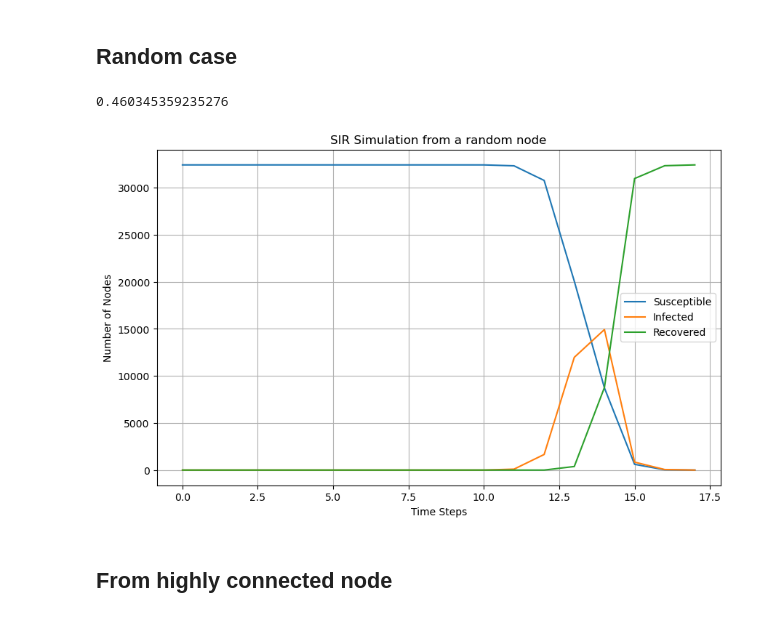
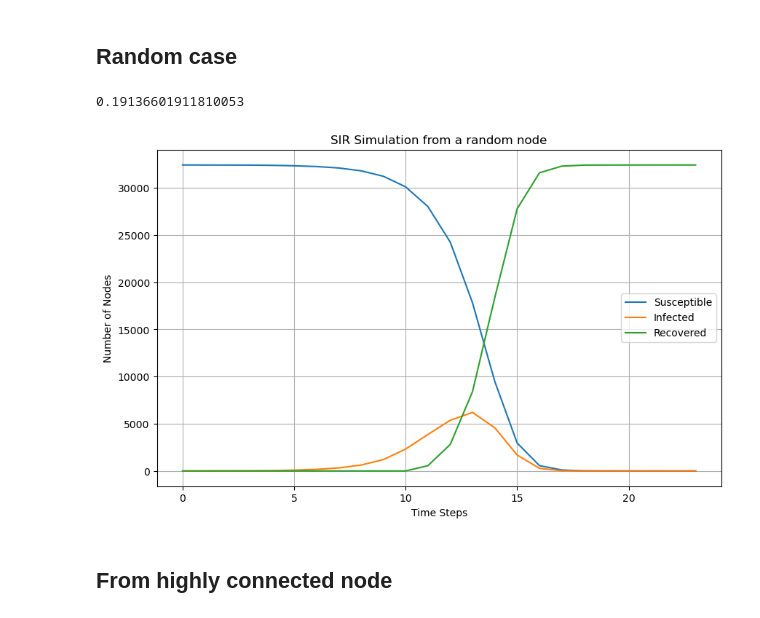
Before and after one commit to kfkfkflmej/NA_EU_emails_2024, a Jupyter notebook: SIR.ipynb, the cells around one changed output. Drawn from its saved outputs; the diff is of its cells as text; code cells hidden in the pictures.

```diff
--- a/SIR.ipynb
+++ b/SIR.ipynb
@@ -218,8 +218,8 @@ plt.show()
 ## Random case
 # %%
 # Load the CSV file and create the graph
-#file_path = 'data\\final_final_random_graph.csv'  # Update with the actual path to your file
-file_path = 'data\data - fixed numbers.csv'
+file_path = 'data\\final_final_random_graph.csv'  # Update with the actual path to your file
+#file_path = 'data\data - fixed numbers.csv'
 edge_df = pd.read_csv(file_path, delimiter=' ')
 G = nx.from_pandas_edgelist(edge_df, 'Source', 'Target')
 
@@ -262,35 +262,35 @@ for t in range(time_steps):
             for neighbor in G.neighbors(node):
                 if node_states[neighbor] == 'S' or node_states[neighbor] == 'I':
                     new_states[neighbor] = 'R'
 
             #if np.random.rand() < gamma and recovery_threshold == 1:
                 #new_states[node] = 'R'
 
     # Update states
     node_states = new_states
     susceptible_counts.append(sum(1 for state in node_states.values() if state == 'S'))
     infected_counts.append(sum(1 for state in node_states.values() if state == 'I'))
     recovered_counts.append(sum(1 for state in node_states.values() if state == 'R'))
 
     # Break if no more infected
     if infected_counts[-1] == 0:
         break
 print(max(infected_counts)/n)
 # Plot results
 plt.figure(figsize=(10, 6))
 plt.plot(susceptible_counts, label="Susceptible")
 plt.plot(infected_counts, label="Infected")
 plt.plot(recovered_counts, label="Recovered")
 plt.xlabel("Time Steps")
 plt.ylabel("Number of Nodes")
 plt.title("SIR Simulation from a random node")
 plt.legend()
 plt.grid()
 plt.savefig("fig_case3_original.png")
 plt.show()
 # %% [output]
-0.460345359235276
+0.19136601911810053
-[figure, old version]
+[figure, new version]
 # %% [markdown]
 ## From highly connected node
 # %%
```
Also changed, not shown: parts of 3 cells of this notebook, 1 other file.
